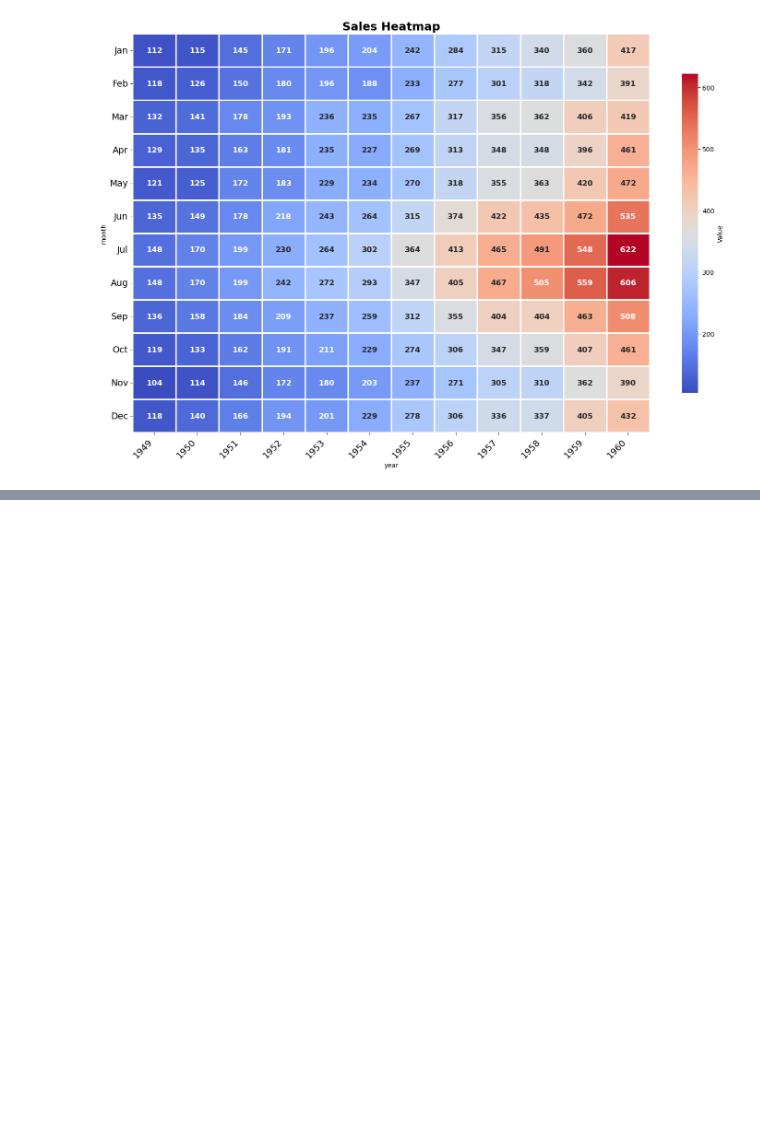
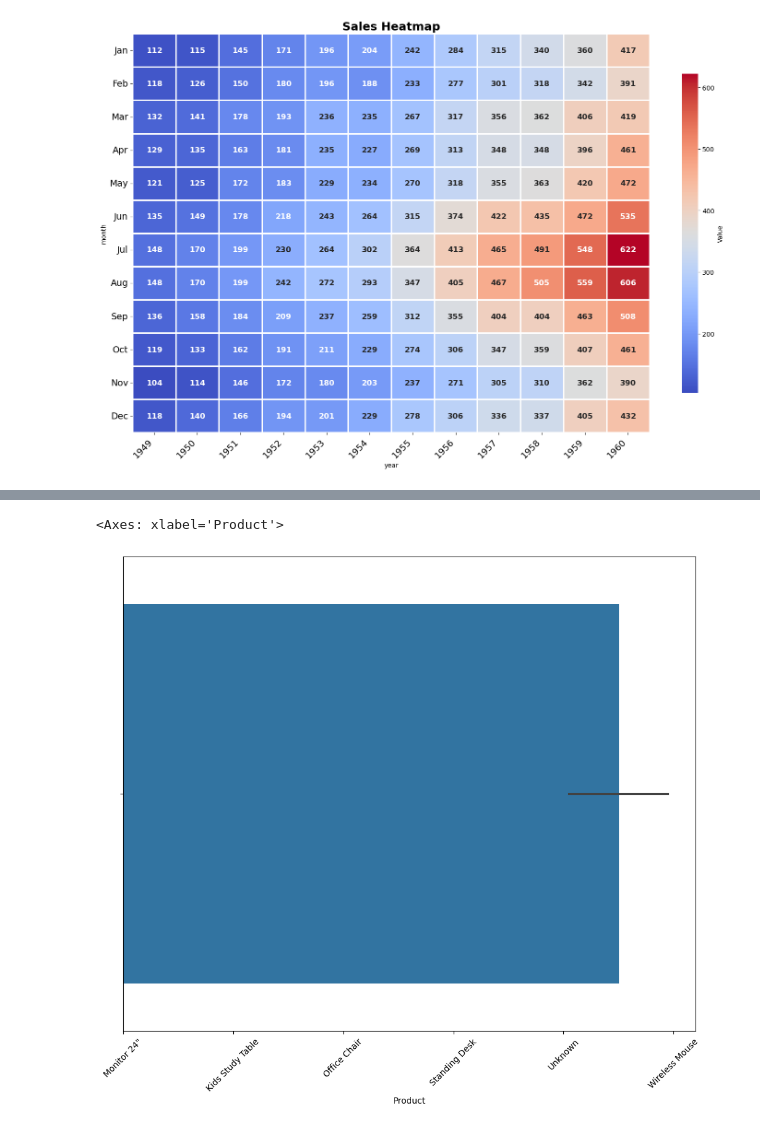
Before and after one commit to kishorecheruku0817/Practice_ML, a Jupyter notebook: Matrixplots.ipynb, the cells around one changed output, grey strips where cells are left out. Saved outputs shown, nothing was run; the diff lists cells and outputs as text; code cells hidden in the pictures; blank space fills up the shorter version.

```diff
--- a/Matrixplots.ipynb
+++ b/Matrixplots.ipynb
@@ -69,0 +102,9 @@ plt.tight_layout()
+# %%
+import numpy as np
+plt.figure(figsize=(12,10))
+plt.xticks(rotation=45)
+# sns.barplot(data=df,x='Product',y='Quantity',hue='Region',estimator=np.mean)
+sns.barplot(data=df, x='Product', y=None, hue=None)
+# %% [output]
+<Axes: xlabel='Product'>
+[figure, added]
```
Also changed, not shown: parts of 4 cells of this notebook, 6 other files.
